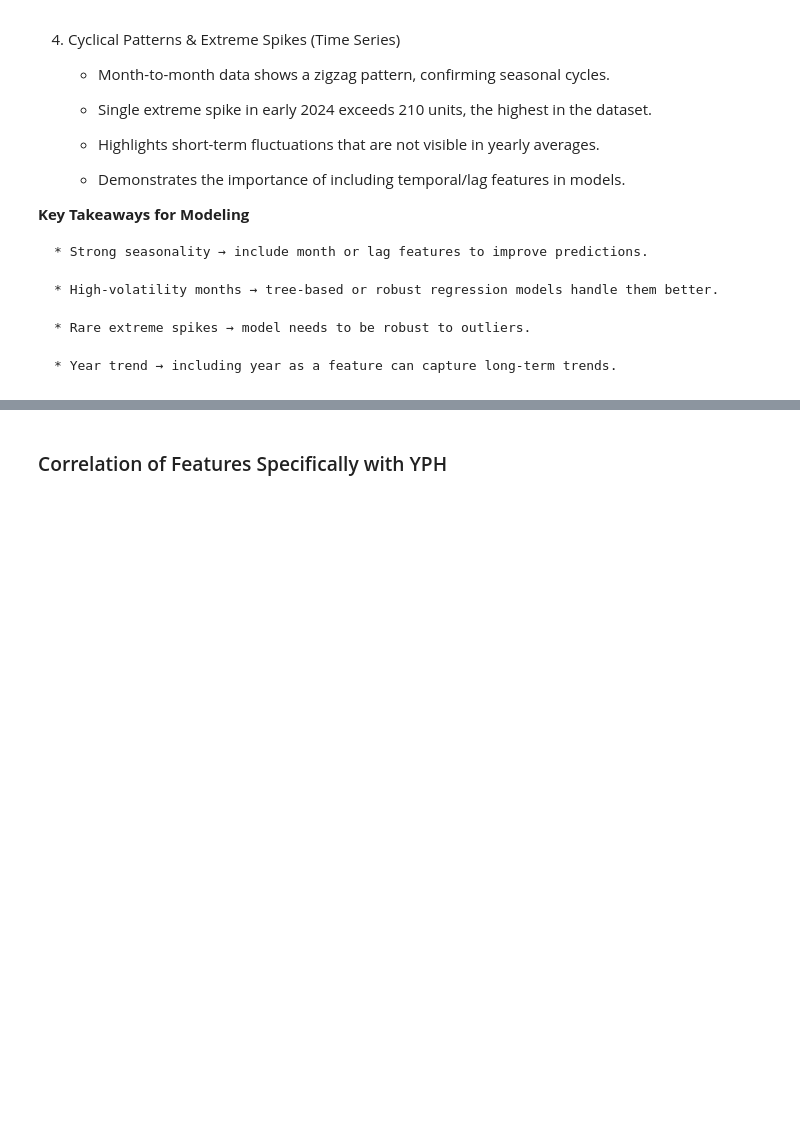
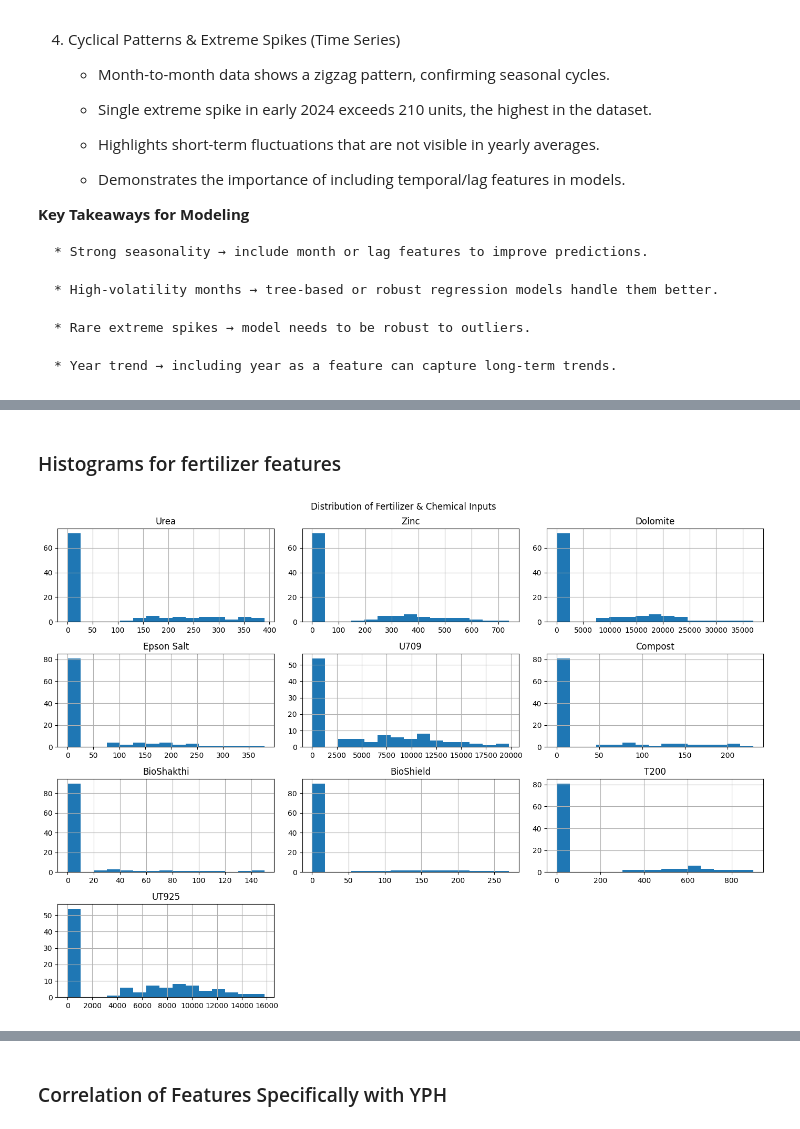
Before and after one commit to Kavishka2401/GPTea, a Jupyter notebook: Machine_Learning_Pipeline/Exploratory_Data_Analysis.ipynb, the cells around one changed output, grey strips where cells are left out. Saved outputs shown, nothing was run; the diff lists cells and outputs as text; code cells hidden in the pictures; blank space fills up the shorter version.

```diff
--- a/Machine_Learning_Pipeline/Exploratory_Data_Analysis.ipynb
+++ b/Machine_Learning_Pipeline/Exploratory_Data_Analysis.ipynb
@@ -284,0 +299,14 @@ Passing `palette` without assigning `hue` is deprecated and will be removed in v
+# %% [markdown]
+### Histograms for fertilizer features
+# %%
+fertilizer_cols = [
+    'Urea', 'Zinc', 'Dolomite', 'Epson Salt',
+    'U709', 'Compost', 'BioShakthi', 'BioShield','T200','UT925'
+]
+
+final_data[fertilizer_cols].hist(figsize=(14,10), bins=15)
+plt.suptitle("Distribution of Fertilizer & Chemical Inputs")
+plt.tight_layout()
+plt.show()
+# %% [output]
+[figure, added]
```
Also changed, not shown: parts of 27 cells of this notebook.
